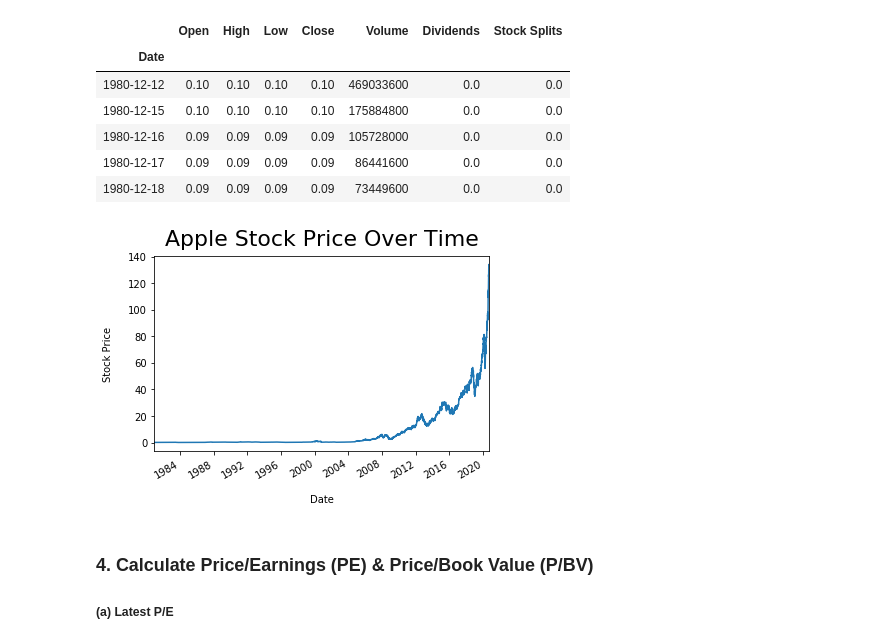
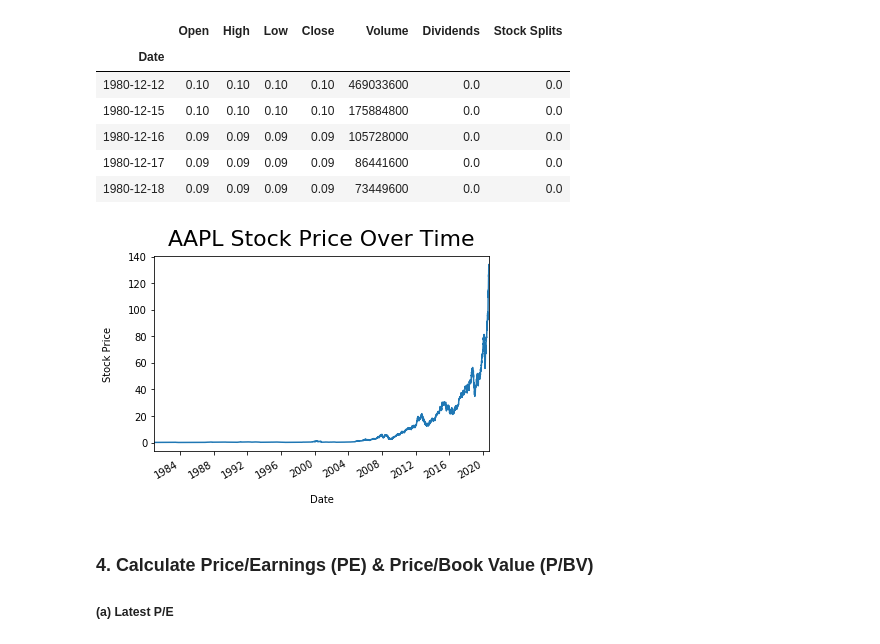
Before and after one commit to maxdemaio/invest, a Jupyter notebook: stockAnalysis.ipynb, the cells around one changed output. Cells and saved outputs as stored; diff of their text form; code cells hidden in the pictures.

Commit message:
Made stock price history formatted to whichever ticker symbol chosen

```diff
--- a/stockAnalysis.ipynb
+++ b/stockAnalysis.ipynb
@@ -231,11 +222,12 @@ Name: Current Ratio, dtype: float64
 ### 3. Get Complete Stock Price Dataframe
 # %%
 # Set ticker symbol
-apple = yf.Ticker('AAPL')
+ticker = "AAPL"
+stock = yf.Ticker(ticker)
 
 # Get complete history of stock prices
-apple_price = apple.history(period='max')
-apple_price.head()
+stock_price = stock.history(period='max')
+stock_price.head()
 # %% [output]
 |  | Open | High | Low | Close | Volume | Dividends | Stock Splits |
 | Date |  |  |  |  |  |  |  |
@@ -246,12 +238,12 @@ apple_price.head()
 | 1980-12-18 | 0.09 | 0.09 | 0.09 | 0.09 | 73449600 | 0.0 | 0.0 |
 # %%
 # Line graph of stock price over time
-apple_price['Close'].plot()
+stock_price['Close'].plot()
 plt.xlabel("Date", labelpad=15)
 plt.ylabel("Stock Price", labelpad=15)
-plt.title("Apple Stock Price Over Time", y=1.02, fontsize=22);
+plt.title(f"{ticker} Stock Price Over Time", y=1.02, fontsize=22);
 # %% [output]
-[figure, old version]
+[figure, new version]
 # %% [markdown]
 ### 4. Calculate Price/Earnings (PE) & Price/Book Value (P/BV)
 
```
Also changed, not shown: parts of 3 cells of this notebook.
